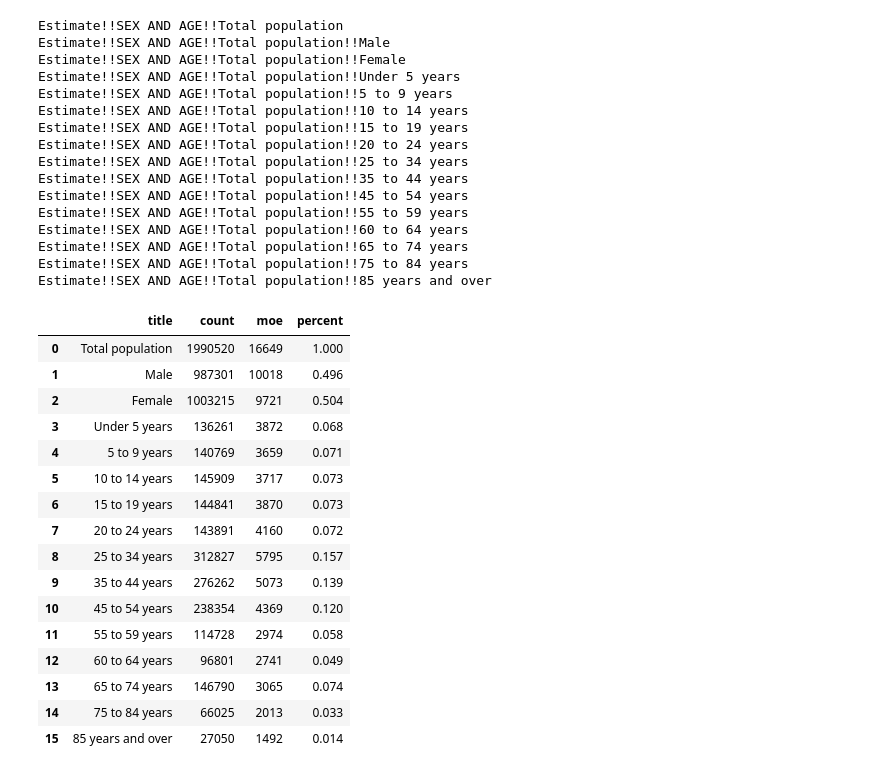
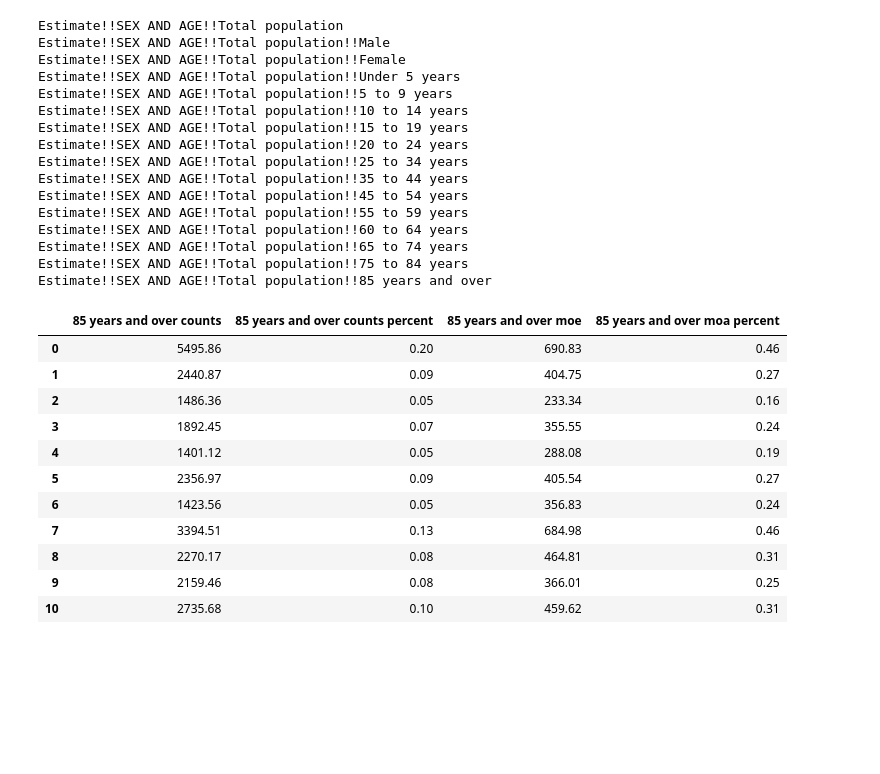
Before and after one commit to misty-garcia/sa2020-CCD, a Jupyter notebook: census_data.ipynb, the cells around one changed output. Cells and saved outputs as stored; diff of their text form; code cells hidden in the pictures; blank space fills up the shorter version.

```diff
--- a/census_data.ipynb
+++ b/census_data.ipynb
@@ -152,21 +158 @@ df_total = pd.DataFrame(totals, columns=['title','count','moe','percent'])
 district_totals = district_totals.drop(columns=0)
-# %%
-df_total
-# %% [output]
-|  | title | count | moe | percent |
-| 0 | Total population | 1990520 | 16649 | 1.000 |
-| 1 | Male | 987301 | 10018 | 0.496 |
-| 2 | Female | 1003215 | 9721 | 0.504 |
-| 3 | Under 5 years | 136261 | 3872 | 0.068 |
-| 4 | 5 to 9 years | 140769 | 3659 | 0.071 |
-| 5 | 10 to 14 years | 145909 | 3717 | 0.073 |
-| 6 | 15 to 19 years | 144841 | 3870 | 0.073 |
-| 7 | 20 to 24 years | 143891 | 4160 | 0.072 |
-| 8 | 25 to 34 years | 312827 | 5795 | 0.157 |
-| 9 | 35 to 44 years | 276262 | 5073 | 0.139 |
-| 10 | 45 to 54 years | 238354 | 4369 | 0.120 |
-| 11 | 55 to 59 years | 114728 | 2974 | 0.058 |
-| 12 | 60 to 64 years | 96801 | 2741 | 0.049 |
-| 13 | 65 to 74 years | 146790 | 3065 | 0.074 |
-| 14 | 75 to 84 years | 66025 | 2013 | 0.033 |
-| 15 | 85 years and over | 27050 | 1492 | 0.014 |
@@ -174,0 +159,15 @@ df_total
+# %%
+dff
+# %% [output]
+|  | 85 years and over counts | 85 years and over counts percent | 85 years and over moe | 85 years and over moa percent |
+| 0 | 5495.86 | 0.20 | 690.83 | 0.46 |
+| 1 | 2440.87 | 0.09 | 404.75 | 0.27 |
+| 2 | 1486.36 | 0.05 | 233.34 | 0.16 |
+| 3 | 1892.45 | 0.07 | 355.55 | 0.24 |
+| 4 | 1401.12 | 0.05 | 288.08 | 0.19 |
+| 5 | 2356.97 | 0.09 | 405.54 | 0.27 |
+| 6 | 1423.56 | 0.05 | 356.83 | 0.24 |
+| 7 | 3394.51 | 0.13 | 684.98 | 0.46 |
+| 8 | 2270.17 | 0.08 | 464.81 | 0.31 |
+| 9 | 2159.46 | 0.08 | 366.01 | 0.25 |
+| 10 | 2735.68 | 0.10 | 459.62 | 0.31 |
```
Also changed, not shown: parts of 9 cells of this notebook.
